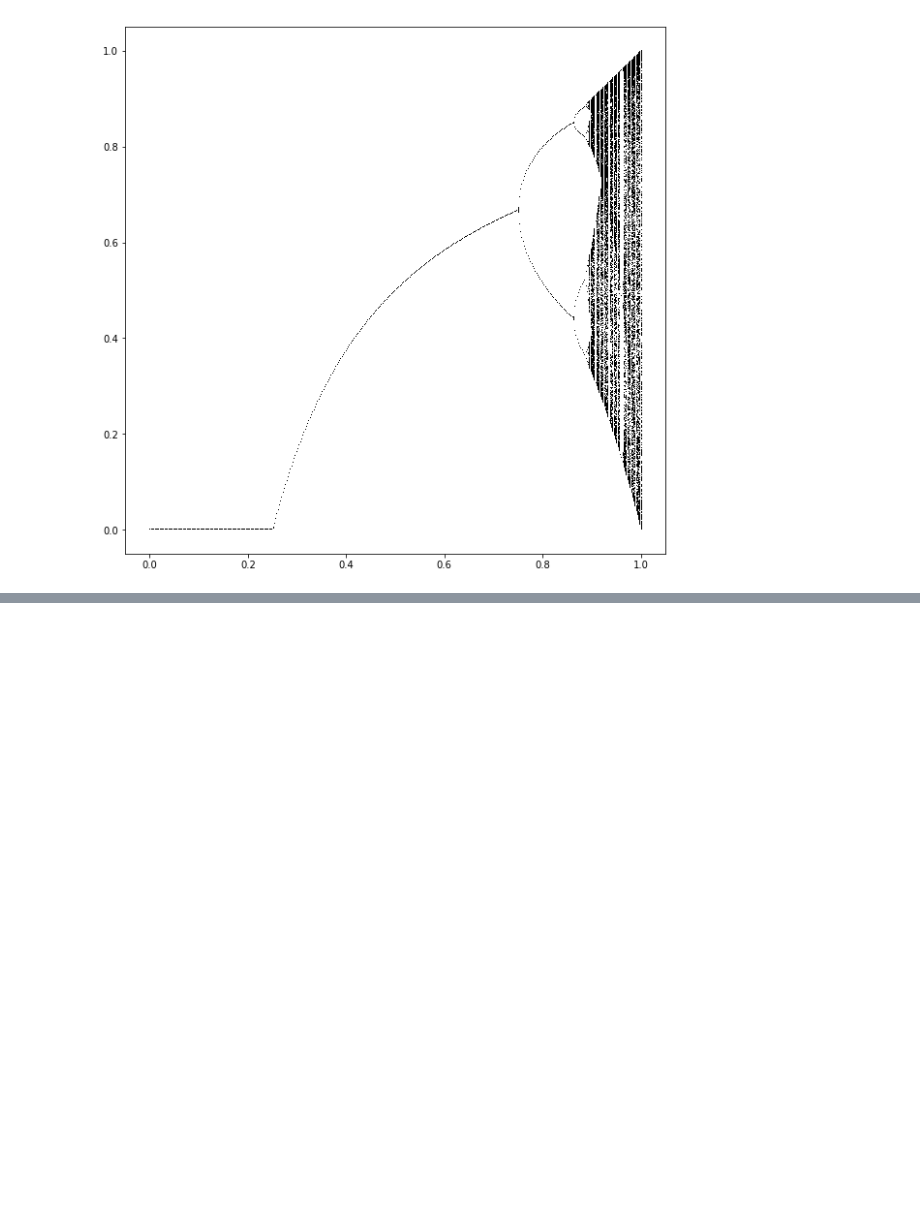
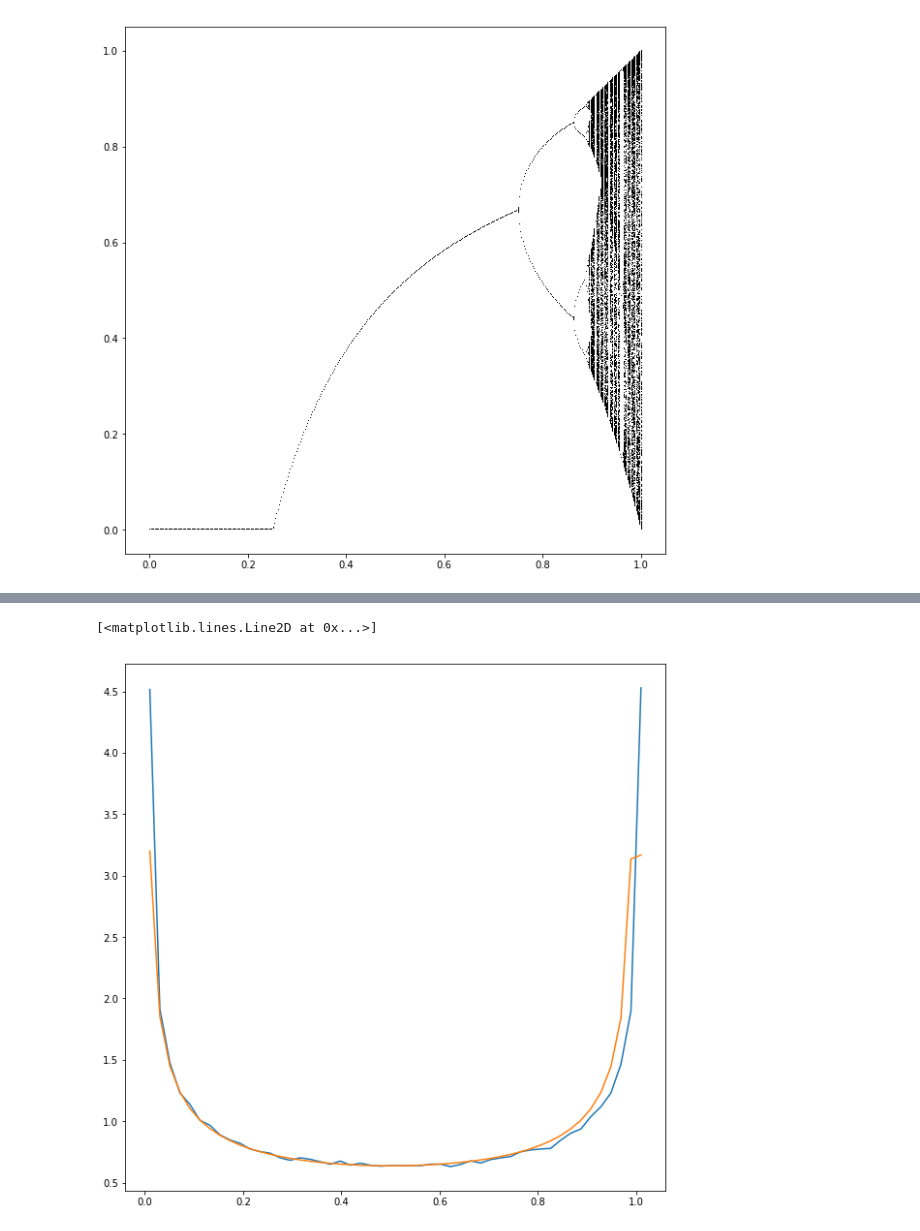
Before and after one commit to mathlov89/DiffegyProgFel, a Jupyter notebook: leckék/gyak6.ipynb, the cells around one changed output, grey strips where cells are left out. Drawn from its saved outputs; the diff is of its cells as text; code cells hidden in the pictures; blank space fills up the shorter version.

```diff
--- a/leckék/gyak6.ipynb
+++ b/leckék/gyak6.ipynb
@@ -100,0 +160,24 @@ Nincs egyetlen módja egy halmaz dimenziójának meghatározásának. Az edzés
+# %%
+import matplotlib.pyplot as plt
+
+n = 50
+
+# Próbáljuk ki az alábbi beállításokat!
+# mu = 0.8  # az attraktor egy periodikus pálya
+# mu = 0.9  # itt különös attraktorral van dolgunk, mely két diszjunkt intervallumot tölt ki
+mu = 1.0    # a különös attraktor az egész [0,1]-ot kitölti, a rendszer ergodikus
+
+# mu = 0.892486418  # Feigenbaum attraktor: különös, önhasonló, dimenziója 0 és 1 közötti (lásd következő pont)
+
+t = np.linspace(0.0, 1.0, n) + 0.5/n
+
+law = lambda t: 1.0/(np.pi*np.sqrt(np.abs(t*(1-t))))  # arcsin törvény
+density = empirical_density(mu, n)  # empirikus sűrűség
+
+_, ax = plt.subplots(1, 1, figsize=(10, 10))
+
+ax.plot(t, density)
+ax.plot(t, law(t))
+# %% [output]
+[<matplotlib.lines.Line2D at 0x...>]
+[figure, added]
```
Also changed, not shown: parts of 17 cells of this notebook.
